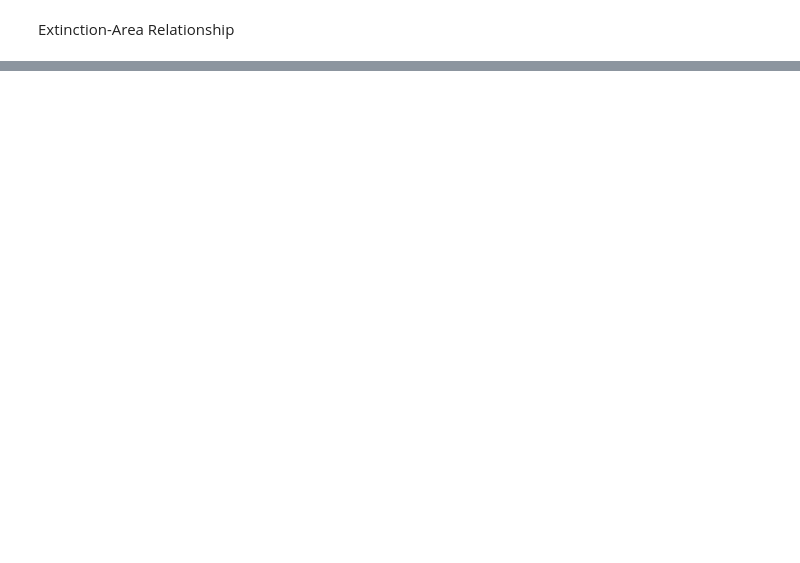
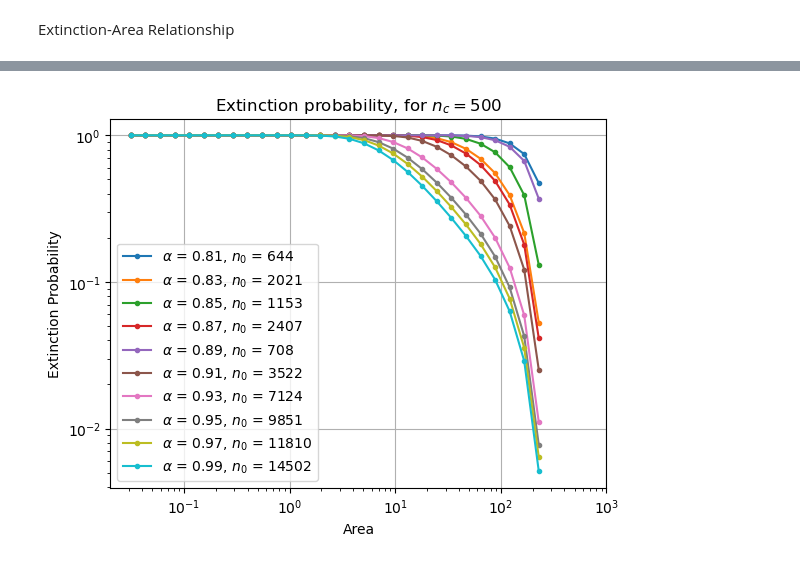
Before and after one commit to Mohamedhoesein/Complex-System-Simulation, a Jupyter notebook: habitat.ipynb, the cells around one changed output, grey strips where cells are left out. Saved outputs shown, nothing was run; the diff lists cells and outputs as text; code cells hidden in the pictures; blank space fills up the shorter version.

```diff
--- a/habitat.ipynb
+++ b/habitat.ipynb
@@ -361,0 +345,42 @@ Extinction probabilities with $n_c = ...$, for different alphas.
+# %%
+critical_abundance = 500
+
+q_array = np.empty(n_species, dtype=object)
+extinction_prob_array = np.empty(n_species, dtype=object)
+
+for j in range(n_species):
+    n_individuals = len(grid.points[j])
+    q = np.empty(len(Area_values) - 1)
+    extinction_probabilities = np.empty(len(Area_values) - 1)
+
+    for i in range(0, len(Area_values) - 1):
+        area = Area_values[i]
+        fractional_area = area / area_original
+        q_value = q_bisection(a, b, epsilon, fractional_area, n_individuals)
+        q[i] = q_value
+        # print(f"Area: {area}, Fractional Area: {fractional_area}, q: {q_value}")
+        extinction_probabilities[i] = extinction_probability(a = fractional_area,
+                                                        q = q_value,
+                                                        n_c = critical_abundance,
+                                                        n_0 = n_individuals)
+
+    q_array[j] = q
+    extinction_prob_array[j] = extinction_probabilities
+# %%
+plt.figure()
+for i in range(n_species):
+    plt.plot(Area_values[:-1], extinction_prob_array[i], 'o-', label=fr'$\alpha$ = {round(species_alpha[i], 2)}, $n_0$ = {number_of_individuals[i]}', markersize=3)
+
+# plt.plot(Area_values[:-1], extinction_probabilities, 'o-', label='Extinction Probability', markersize=3)
+# plt.plot(Area_values[:-1], q, 'o-', label='q', markersize=3)
+plt.legend()
+plt.xlabel("Area")
+plt.ylabel("Extinction Probability")
+plt.grid(True)
+plt.yscale('log')
+plt.xscale('log')
+plt.xlim(0, 10**3)
+plt.title(fr"Extinction probability, for $n_c = {critical_abundance}$")
+plt.show()
+# %% [output]
+[figure, added]
```
Also changed, not shown: parts of 9 cells of this notebook.
